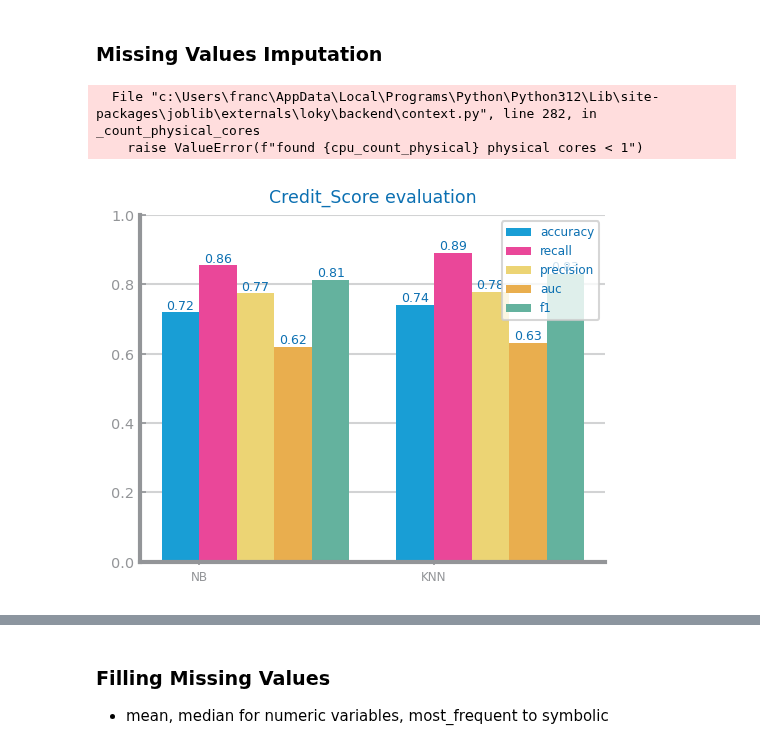
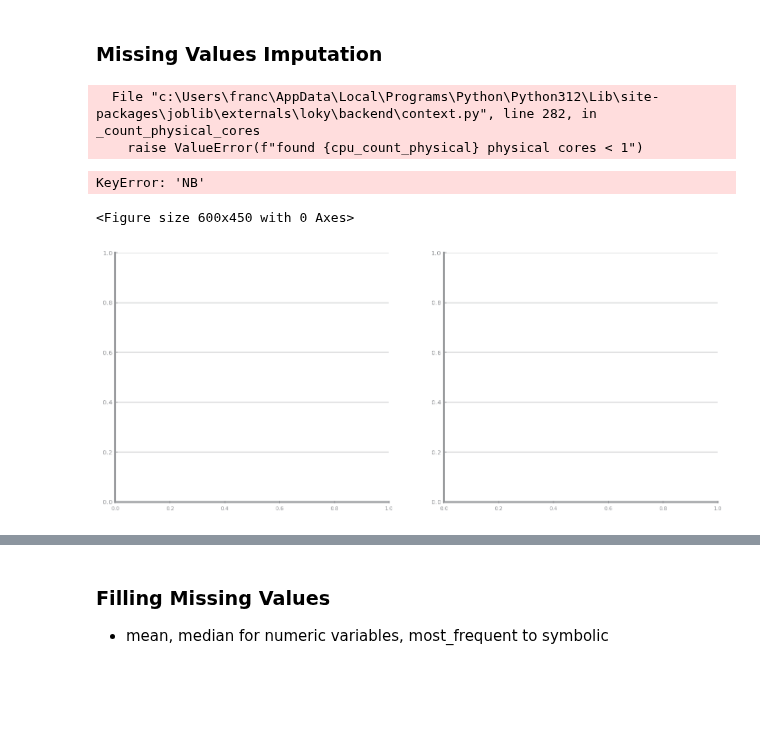
Before and after one commit to franciscoAbreuTecnico/Data-Science-IST, a Jupyter notebook: dataset_services/data_mv_imputation.ipynb, the cells around one changed output, grey strips where cells are left out. Cells and saved outputs as stored; diff of their text form; code cells hidden in the pictures; blank space fills up the shorter version.

Commit message:
Zip file organized with Final Results (taking all steps).

```diff
--- a/dataset_services/data_mv_imputation.ipynb
+++ b/dataset_services/data_mv_imputation.ipynb
@@ -56,36 +56,38 @@ mv_alt2_mean = data_mv_alt1.drop(columns=most_frequent_alt1)
 
 mode_imputed = pd.DataFrame(imputer_mode.fit_transform(mv_alt1_mode), columns=mv_alt1_mode.columns)
 mean_imputed = pd.DataFrame(imputer_mean.fit_transform(mv_alt2_mean), columns=mv_alt2_mean.columns)
 
 data_mv_alt1 = pd.concat([mode_imputed, mean_imputed], axis=1)
 
 # negative_value_counts = (data_mv_alt1 < 0).sum()
 # print(negative_value_counts)
 
 data_mv_alt1.to_csv('data_preparation_csvs/mv_imputation_csvs/data_mv_alt1.csv', index=False)
 
 ## Separate into Train and Test and save in different files
 train_data, test_data = train_test_split(data_mv_alt1, test_size=0.2, random_state=42)
 
 ## Save the training and testing sets to CSV files
 train_data.to_csv('data_preparation_csvs/mv_imputation_csvs/train_data_mv_alt1.csv', index=False)
 test_data.to_csv('data_preparation_csvs/mv_imputation_csvs/test_data_mv_alt1.csv', index=False)
 
 ## Evaluate Approach
 file_tag = "Credit_Score"
 target = "Credit_Score"
 
 figure()
 eval: dict[str, list] = dslabs.evaluate_approach(train_data, test_data, target=target, metric="recall")
 dslabs.plot_multibar_chart(
-    ["NB", "KNN"], eval, title=f"{file_tag} evaluation", percentage=True
+    ["NB", "KNN"], eval, title=f"{file_tag} Approach 1 MV Imputation", percentage=True
 )
-savefig(f"data_preparation_images/missing_values_imputation_result/data_mv_alt1_eval.png")
+savefig(f"data_preparation_images/missing_values_imputation_result/data_mv_alt1.png")
 show()
 # %% [output]
   File "c:\Users\franc\AppData\Local\Programs\Python\Python312\Lib\site-packages\joblib\externals\loky\backend\context.py", line 282, in _count_physical_cores
     raise ValueError(f"found {cpu_count_physical} physical cores < 1")
+KeyError: 'NB'
+<Figure size 600x450 with 0 Axes>
-[figure, old version]
+[figure, new version]
 # %%
 # Alternativa 2
 data_mv_alt2 = data_encoded.copy()
```
Also changed, not shown: parts of 5 cells of this notebook, 56 other files.
